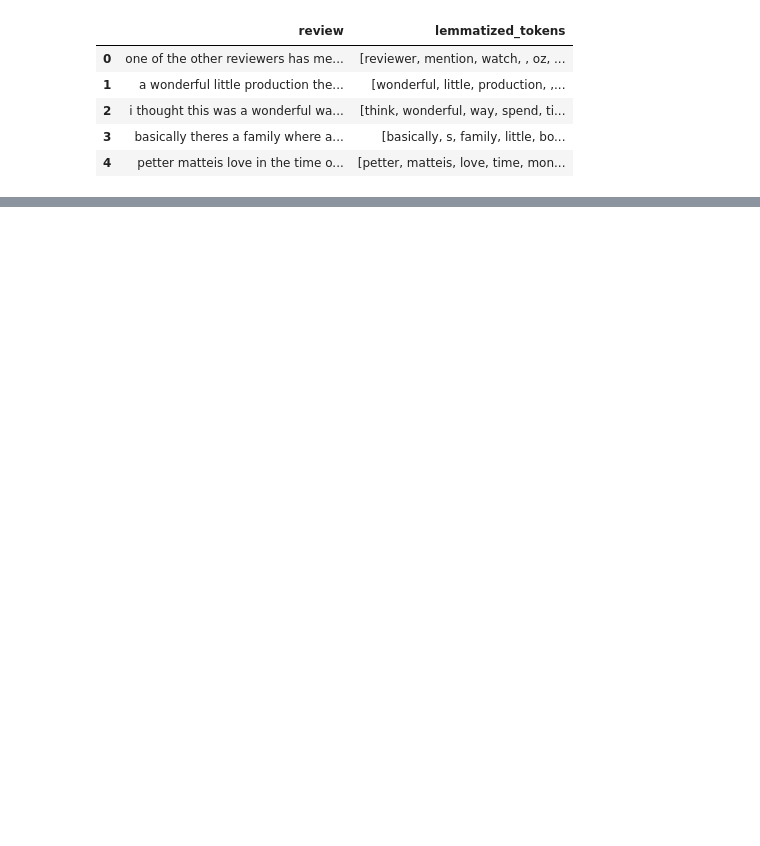
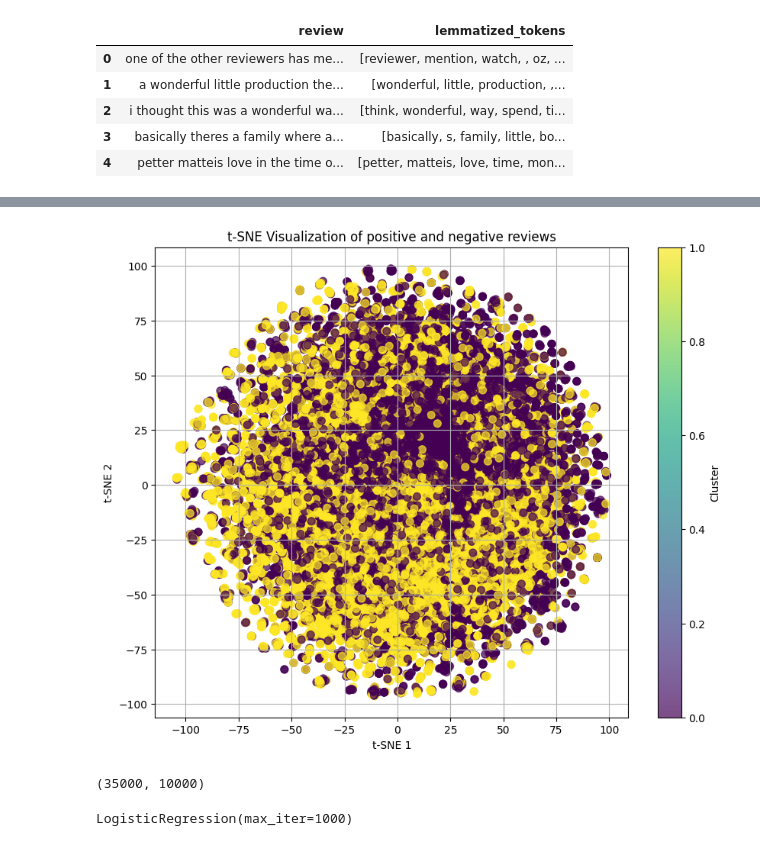
Before and after one commit to parsamhb82/IMDb_Sentiment_Analysis_Project, a Jupyter notebook: imdb_sentiment_analysis.ipynb, the cells around one changed output, grey strips where cells are left out. Saved outputs shown, nothing was run; the diff lists cells and outputs as text; code cells hidden in the pictures; blank space fills up the shorter version.

```diff
--- a/imdb_sentiment_analysis.ipynb
+++ b/imdb_sentiment_analysis.ipynb
@@ -109,0 +294,15 @@ print(X_train.shape, X_test.shape, X_val.shape)
+# %%
+from sklearn.feature_extraction.text import TfidfVectorizer
+
+tfidf_vectorizer = TfidfVectorizer(
+    max_features=10000,
+    stop_words=None,
+    ngram_range=(1, 1)
+)
+
+X_train_tfidf_vectorized_onegram = tfidf_vectorizer.fit_transform(X_train["final_reviews"])
+
+X_test_tfid_vectorized_onegram = tfidf_vectorizer.transform(X_test["final_reviews"])
+X_val_tfid_vectorized_onegram = tfidf_vectorizer.transform(X_val["final_reviews"])
+
+X_train_tfidf_vectorized_onegram.shape
@@ -109,0 +311,8 @@ print(X_train.shape, X_test.shape, X_val.shape)
+# %%
+svm_model = SVC()
+knn_model = KNeighborsClassifier()
+logreg_model = LogisticRegression(max_iter=1000)
+# %%
+svm_model.fit(X_train_tfidf_vectorized_onegram, y_train)
+knn_model.fit(X_train_tfidf_vectorized_onegram, y_train)
+logreg_model.fit(X_train_tfidf_vectorized_onegram, y_train)
@@ -109,0 +337,13 @@ print(X_train.shape, X_test.shape, X_val.shape)
+# %%
+from sklearn.manifold import TSNE
+
+tfidf_df = pd.DataFrame(
+    X_train_tfidf_vectorized_onegram.toarray(),
+    columns=tfidf_vectorizer.get_feature_names_out()
+)
+
+tsne = TSNE(n_components=2, random_state=42)
+tsne_result = tsne.fit_transform(tfidf_df)
+tsne_df = pd.DataFrame(tsne_result, columns=['TSNE1', 'TSNE2'])
+tsne_df['sentiment'] = y_train["sentiment"].reset_index(drop=True)
+tsne_df.head()
@@ -109,0 +357,25 @@ print(X_train.shape, X_test.shape, X_val.shape)
+# %%
+plt.figure(figsize=(10, 8))
+plt.scatter(tsne_df['TSNE1'], tsne_df['TSNE2'], c=tsne_df['sentiment'], cmap='viridis', s=50, alpha=0.7)
+plt.title('t-SNE Visualization of positive and negative reviews')
+plt.xlabel('t-SNE 1')
+plt.ylabel('t-SNE 2')
+plt.grid(True)
+plt.show()
+# %% [output]
+[figure, added]
+# %%
+tfidf_vectorizer = TfidfVectorizer(
+    max_features=10000,
+    stop_words=None,
+    ngram_range=(1, 2)
+)
+
+X_train_tfidf_vectorized_one_twogram = tfidf_vectorizer.fit_transform(X_train["final_reviews"])
+
+X_test_tfid_vectorized_one_twogram = tfidf_vectorizer.transform(X_test["final_reviews"])
+X_val_tfid_vectorized_one_twogram = tfidf_vectorizer.transform(X_val["final_reviews"])
+
+X_train_tfidf_vectorized_one_twogram.shape
+# %% [output]
+(35000, 10000)
@@ -109,0 +386,6 @@ print(X_train.shape, X_test.shape, X_val.shape)
+# %%
+svm_model.fit(X_train_tfidf_vectorized_one_twogram, y_train)
+knn_model.fit(X_train_tfidf_vectorized_one_twogram, y_train)
+logreg_model.fit(X_train_tfidf_vectorized_one_twogram, y_train)
+# %% [output]
+LogisticRegression(max_iter=1000)
```
Also changed, not shown: parts of 30 cells of this notebook.
